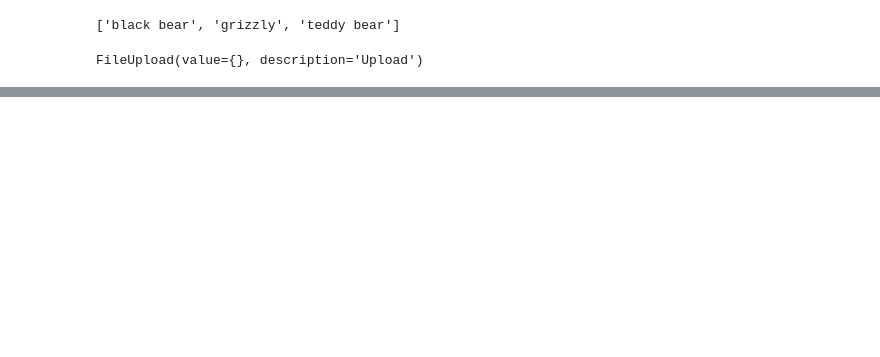
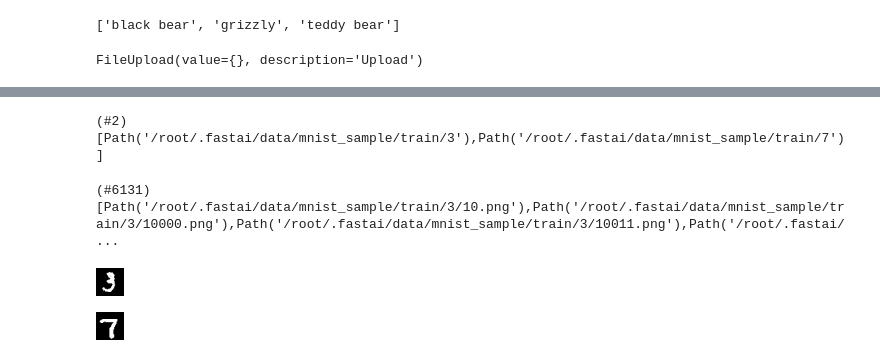
Before and after one commit to Reptilefury/coursera-machine-learning, a Jupyter notebook: FastAi.ipynb, the cells around one changed output, grey strips where cells are left out. Cells and saved outputs as stored; diff of their text form; code cells hidden in the pictures; blank space fills up the shorter version.

```diff
--- a/FastAi.ipynb
+++ b/FastAi.ipynb
@@ -495,0 +399,2 @@ Error loading server extension voila
+# %%
+path = untar_data(URLs.MNIST_SAMPLE)
@@ -495,0 +407,19 @@ Error loading server extension voila
+# %%
+(path/'train').ls()
+# %% [output]
+(#2) [Path('/root/.fastai/data/mnist_sample/train/3'),Path('/root/.fastai/data/mnist_sample/train/7')]
+# %%
+(path/'train'/'3').ls().sorted()
+# %% [output]
+(#6131) [Path('/root/.fastai/data/mnist_sample/train/3/10.png'),Path('/root/.fastai/data/mnist_sample/train/3/10000.png'),Path('/root/.fastai/data/mnist_sample/train/3/10011.png'),Path('/root/.fastai/ ...
+# %%
+threes = (path/'train'/'3').ls().sorted()
+sevens = (path/'train'/'7').ls().sorted()
+# %%
+image_three = threes[0]
+# %%
+image_open = Image.open(image_three)
+# %%
+image_open
+# %% [output]
+[figure, added]
@@ -495,0 +429,4 @@ Error loading server extension voila
+# %%
+img_open7
+# %% [output]
+[figure, added]
```
Also changed, not shown: parts of 75 cells of this notebook.
